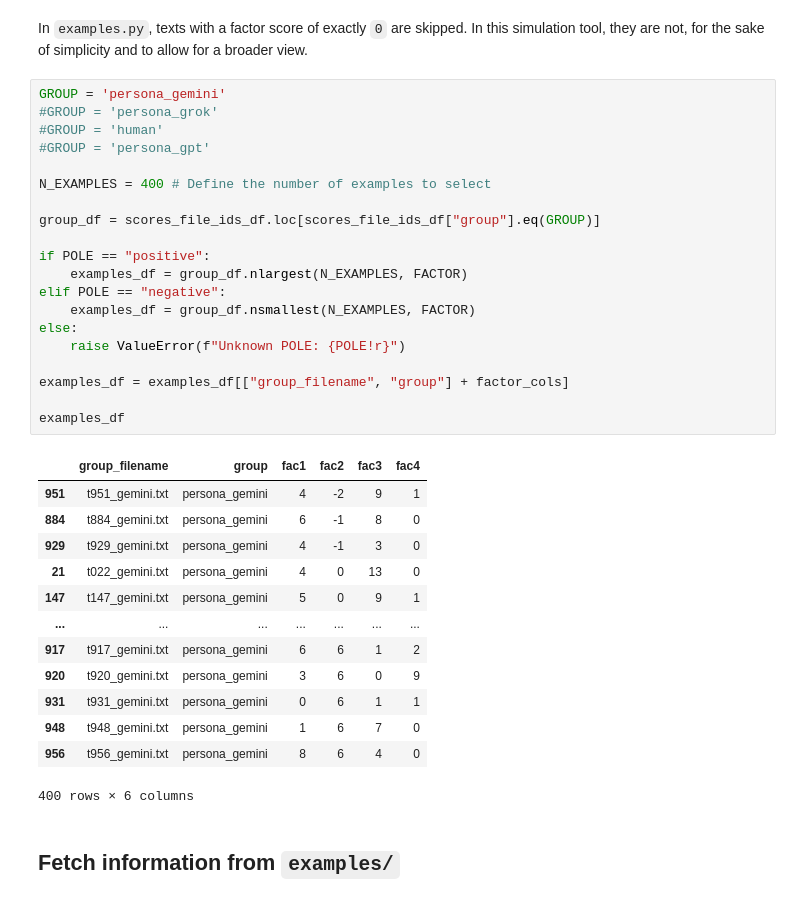
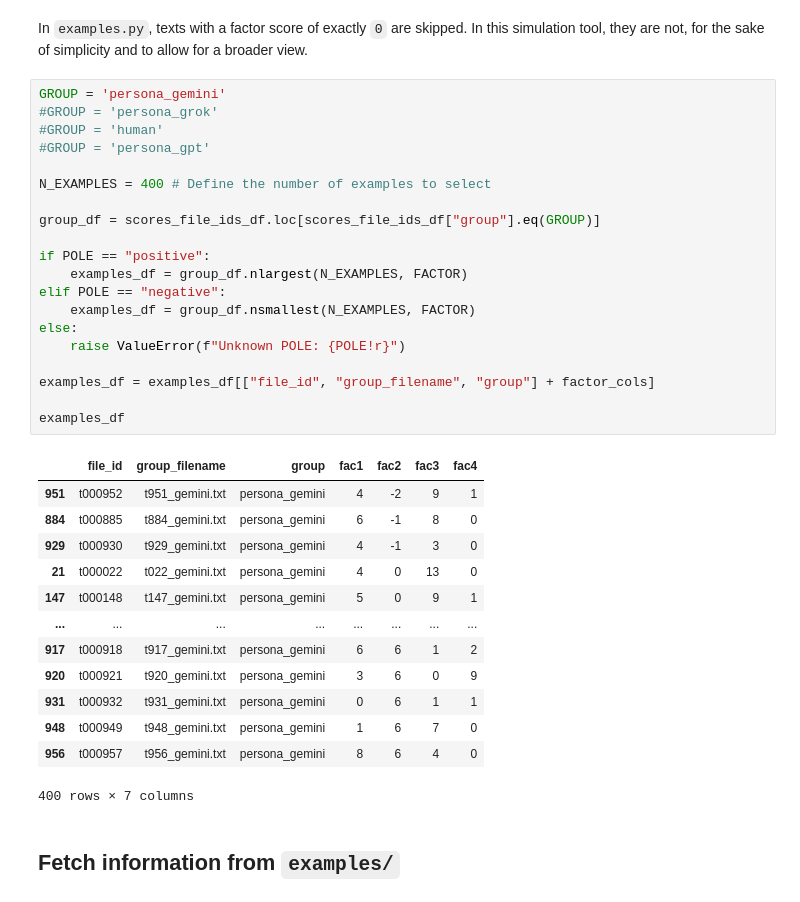
Before and after one commit to laelgelc/cl_st2_arianne, a Jupyter notebook: cl_st2_ph2_arianne/examples_simulation.ipynb, the cells around one changed output. Cells and saved outputs as stored; diff of their text form.

```diff
--- a/cl_st2_ph2_arianne/examples_simulation.ipynb
+++ b/cl_st2_ph2_arianne/examples_simulation.ipynb
@@ -190,37 +190,37 @@ In `examples.py`, texts with a factor score of exactly `0` are skipped. In this
 # %%
 GROUP = 'persona_gemini'
 #GROUP = 'persona_grok'
 #GROUP = 'human'
 #GROUP = 'persona_gpt'
 
 N_EXAMPLES = 400 # Define the number of examples to select
 
 group_df = scores_file_ids_df.loc[scores_file_ids_df["group"].eq(GROUP)]
 
 if POLE == "positive":
     examples_df = group_df.nlargest(N_EXAMPLES, FACTOR)
 elif POLE == "negative":
     examples_df = group_df.nsmallest(N_EXAMPLES, FACTOR)
 else:
     raise ValueError(f"Unknown POLE: {POLE!r}")
 
-examples_df = examples_df[["group_filename", "group"] + factor_cols]
+examples_df = examples_df[["file_id", "group_filename", "group"] + factor_cols]
 
 examples_df
 # %% [output]
-|  | group_filename | group | fac1 | fac2 | fac3 | fac4 |
-| 951 | t951_gemini.txt | persona_gemini | 4 | -2 | 9 | 1 |
-| 884 | t884_gemini.txt | persona_gemini | 6 | -1 | 8 | 0 |
-| 929 | t929_gemini.txt | persona_gemini | 4 | -1 | 3 | 0 |
-| 21 | t022_gemini.txt | persona_gemini | 4 | 0 | 13 | 0 |
-| 147 | t147_gemini.txt | persona_gemini | 5 | 0 | 9 | 1 |
-| ... | ... | ... | ... | ... | ... | ... |
-| 917 | t917_gemini.txt | persona_gemini | 6 | 6 | 1 | 2 |
-| 920 | t920_gemini.txt | persona_gemini | 3 | 6 | 0 | 9 |
-| 931 | t931_gemini.txt | persona_gemini | 0 | 6 | 1 | 1 |
-| 948 | t948_gemini.txt | persona_gemini | 1 | 6 | 7 | 0 |
-| 956 | t956_gemini.txt | persona_gemini | 8 | 6 | 4 | 0 |
+|  | file_id | group_filename | group | fac1 | fac2 | fac3 | fac4 |
+| 951 | t000952 | t951_gemini.txt | persona_gemini | 4 | -2 | 9 | 1 |
+| 884 | t000885 | t884_gemini.txt | persona_gemini | 6 | -1 | 8 | 0 |
+| 929 | t000930 | t929_gemini.txt | persona_gemini | 4 | -1 | 3 | 0 |
+| 21 | t000022 | t022_gemini.txt | persona_gemini | 4 | 0 | 13 | 0 |
+| 147 | t000148 | t147_gemini.txt | persona_gemini | 5 | 0 | 9 | 1 |
+| ... | ... | ... | ... | ... | ... | ... | ... |
+| 917 | t000918 | t917_gemini.txt | persona_gemini | 6 | 6 | 1 | 2 |
+| 920 | t000921 | t920_gemini.txt | persona_gemini | 3 | 6 | 0 | 9 |
+| 931 | t000932 | t931_gemini.txt | persona_gemini | 0 | 6 | 1 | 1 |
+| 948 | t000949 | t948_gemini.txt | persona_gemini | 1 | 6 | 7 | 0 |
+| 956 | t000957 | t956_gemini.txt | persona_gemini | 8 | 6 | 4 | 0 |
-400 rows × 6 columns
+400 rows × 7 columns
 # %% [markdown]
 ## Fetch information from `examples/`
 # %% [markdown]
```
Also changed, not shown: 41 other files.
